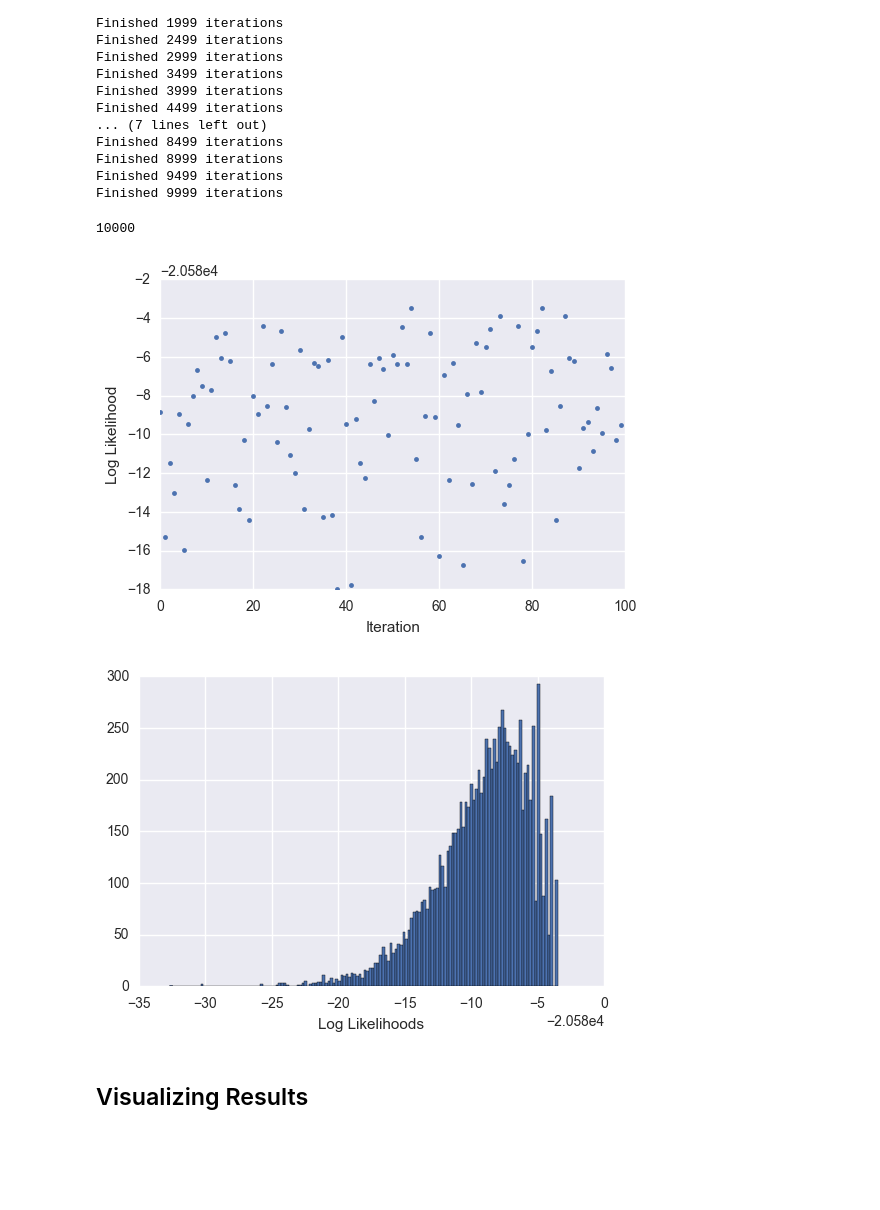
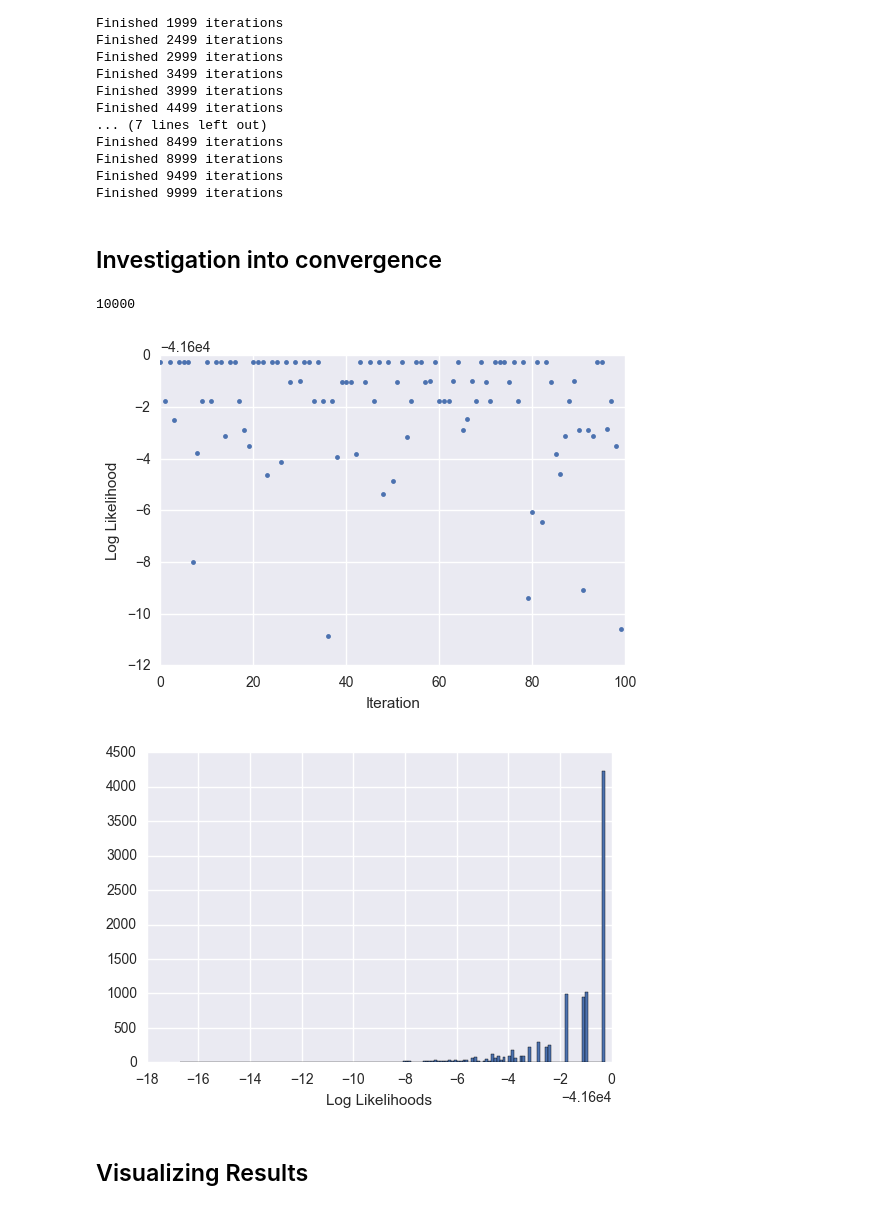
Before and after one commit to vkozareva/geneCNV, a Jupyter notebook: notebooks/Gibbs_sampling_CNV_detection.ipynb, the cells around one changed output. Cells and saved outputs as stored; diff of their text form; code cells hidden in the pictures; blank space fills up the shorter version.

Commit message:
adding some date-based analysis and cleanup of notation

```diff
--- a/notebooks/Gibbs_sampling_CNV_detection.ipynb
+++ b/notebooks/Gibbs_sampling_CNV_detection.ipynb
@@ -59,7 +60,8 @@ sys.stdout = flushfile(sys.stdout)
 # get full dataset and also subsets based on gender, sequencer, etc
 coverage_df = pd.read_csv('../exon_data/coverage_matrix.csv', header=1, index_col=0)
 coverage_df.index.name = None
-coverage_df.date_modified = pd.to_datetime(coverage_df.date_modified)
+coverage_df.date_modified = pd.to_datetime(coverage_df.date_modified, unit='s')
+coverage_df['date'] = coverage_df.date_modified.dt.date
 coverage_df_f = coverage_df[coverage_df.gender == 'F']
 coverage_df_m = coverage_df[coverage_df.gender == 'M']
 coverage_df_RMA = coverage_df[coverage_df.subject.str.contains('FRMR')]
@@ -80,8 +82,7 @@ coverage_df.head()
 # %%
 # function for reshaping data frames so that exons are observations (rows) and subjects are variables (columns)
+# make sure datetimes have been converted to datetime objects before using
 def reshape_df(df, include_stats=False, subject_droplist=None, df_counts_wanted=False):
-    if 'date_modified' in df.columns:
-        df.drop('date_modified', axis=1, inplace=True)
     df_grouped = df.groupby(['subject']).sum()
     df_norm = df_grouped.div(df_grouped.sum(axis=1), axis=0)
     df_norm = df_norm.transpose().reset_index()
@@ -293,11 +293,12 @@ plt.show
 simulated_muts = ['FPWB-0000-822R_4850_delPEM', 'FGPC-4ZPF-J0F1_1619_delPEM', 'FGPC-0000-444F_30_dupPEM',
                   'FPWB-0000-822R', 'FGPC-4ZPF-J0F1', 'FGPC-0000-444F']
 # using Max's code to build coverage matrix from test subject bamfile
-base_headers = ['subject', 'specimen', 'sample', 'gender', 'sequencer', 'flow_cell_id', 'lane']
+base_headers = ['subject', 'specimen', 'sample', 'gender', 'sequencer', 'flow_cell_id', 'lane', 'date_modified']
 coverage_matrix = [base_headers + exon_labels]
 for filename in simulated_muts:
     subject_coverages = {}
     file_path = '../bams/{}.bam'.format(filename)
+    date_modified = os.path.getmtime(file_path)
     bamfile = pysam.AlignmentFile(file_path, "rb")
     for RG in bamfile.header['RG']:
         orig_subject, specimen_sample, flow_cell_lane = RG['ID'].split('_')
@@ -307,7 +308,7 @@ for filename in simulated_muts:
         specimen = '{}_{}'.format(subject, specimen_num)
         sample = '{}_{}'.format(subject, specimen_sample)
         flow_cell_id, lane = flow_cell_lane.rsplit('-', 1)
-        row = [subject, specimen, sample, gender, sequencer, flow_cell_id, lane]
+        row = [subject, specimen, sample, gender, sequencer, flow_cell_id, lane, date_modified]
         subject_coverages[RG['ID']] = row + [0] * len(DMD_exons_merged)
 
     for read in bamfile.fetch('X', start=31137345, end=33229636):
@@ -326,6 +327,9 @@ coverage_matrix = np.array(coverage_matrix)
 # %%
 test_subjects = pd.DataFrame(coverage_matrix[1:], columns=coverage_matrix[0])
 test_subjects_num = test_subjects.apply(lambda x: pd.to_numeric(x, errors='ignore'))
-test_subjects_num.head()
-test_subjects_num.subject.unique()
+test_subjects_num.date_modified = pd.to_datetime(test_subjects_num.date_modified, unit='s')
+test_subjects_num['date'] = test_subjects_num.date_modified.dt.date
+print test_subjects_num.subject.unique()
+print test_subjects_num.date.unique()
+#test_subjects_num.head(25)
 # %% [output]
@@ -497,19 +511,21 @@ Finished 8499 iterations
 Finished 8999 iterations
 Finished 9499 iterations
 Finished 9999 iterations
+# %% [markdown]
+## Investigation into convergence
 # %%
 # again, no convergence?? has it already mostly converged?
 plt.figure()
-plt.plot(range(len(logliks_822R[::100])), logliks[::100], '.')
+plt.plot(range(len(logliks_822R4[::100])), logliks_822R4[::100], '.')
 plt.xlabel('Iteration'), plt.ylabel('Log Likelihood')
 plt.figure()
-plt.hist(logliks, bins=150)
+plt.hist(logliks_822R4, bins=150)
 plt.xlabel('Log Likelihoods')
-print len(logliks_822R)
+print len(logliks_822R4)
 # %% [output]
 10000
-[figure, old version]
+[figure, new version]
-[figure, old version]
+[figure, new version]
 # %%
 # reference: http://chrisalbon.com/python/matplotlib_percentage_stacked_bar_plot.html
 def create_stacked_bars(df, title):
```
Also changed, not shown: parts of 21 cells of this notebook.
